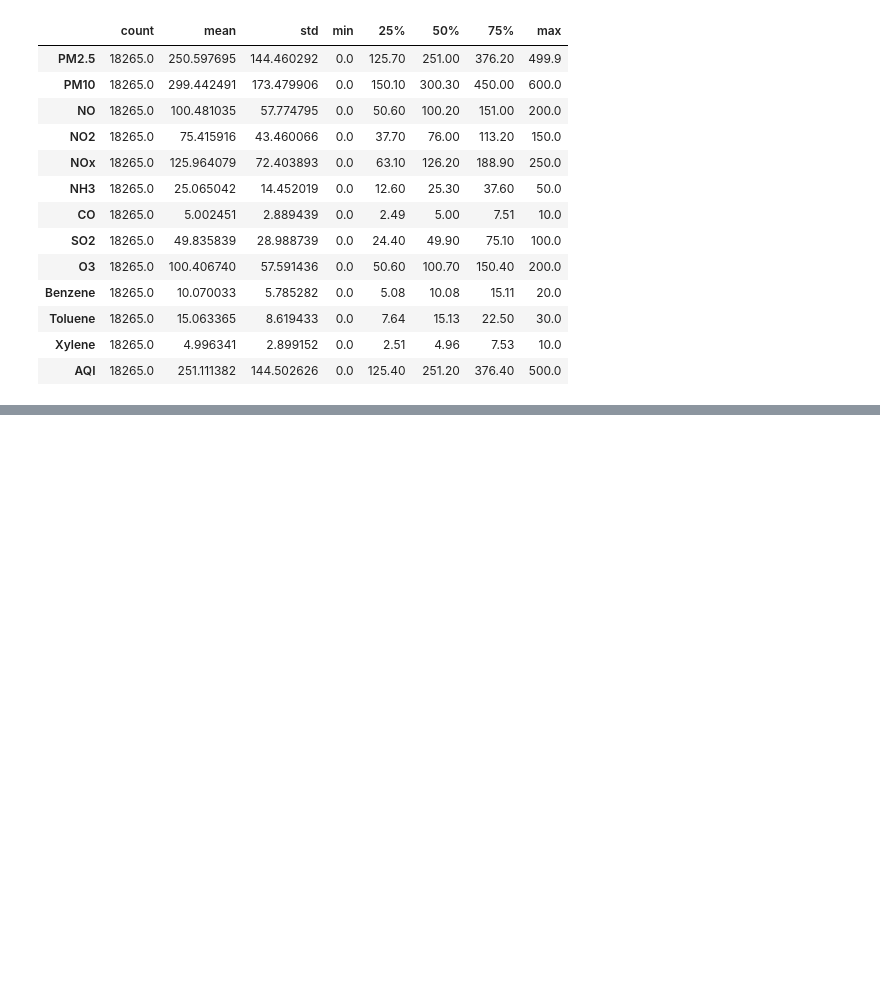
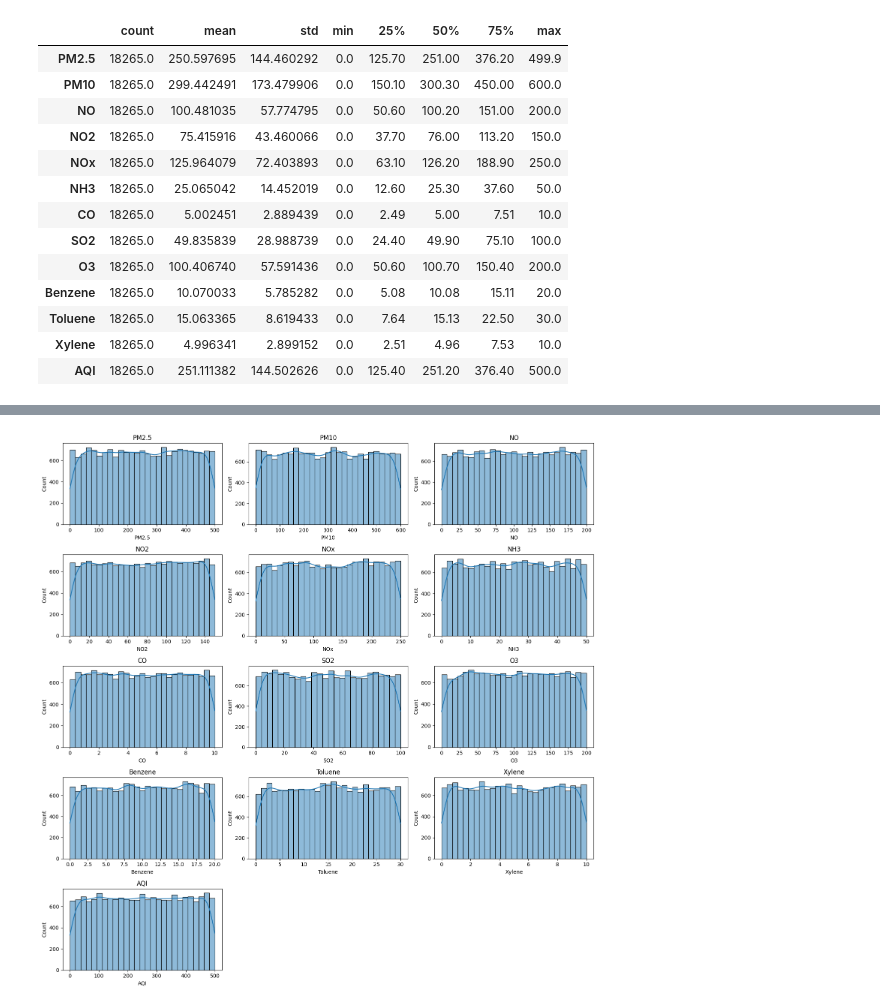
Before and after one commit to Leviosa555/Air_Quality_Monitoring_and_Health_Risk_Assesment, a Jupyter notebook: Air_Quality_Monitoring_and_Health_Risk_Assessment.ipynb, the cells around one changed output, grey strips where cells are left out. Saved outputs shown, nothing was run; the diff lists cells and outputs as text; code cells hidden in the pictures; blank space fills up the shorter version.

```diff
--- a/Air_Quality_Monitoring_and_Health_Risk_Assessment.ipynb
+++ b/Air_Quality_Monitoring_and_Health_Risk_Assessment.ipynb
@@ -86,0 +106,14 @@ df.describe().T
+# %%
+num_cols = ['PM2.5', 'PM10', 'NO', 'NO2', 'NOx', 'NH3', 'CO', 'SO2', 'O3', 'Benzene', 'Toluene', 'Xylene', 'AQI']
+fig, axes = plt.subplots(5, 3, figsize=(15, 15))
+axes = axes.flatten()
+for ax, col in zip(axes, num_cols):
+    sns.histplot(df[col], kde=True, ax = ax)
+    ax.set_title(col)
+# hide unused axes
+for ax in range(len(num_cols), len(axes)):
+    fig.delaxes(axes[ax])
+plt.tight_layout()
+plt.show()
+# %% [output]
+[figure, added]
```
Also changed, not shown: parts of 14 cells of this notebook.
